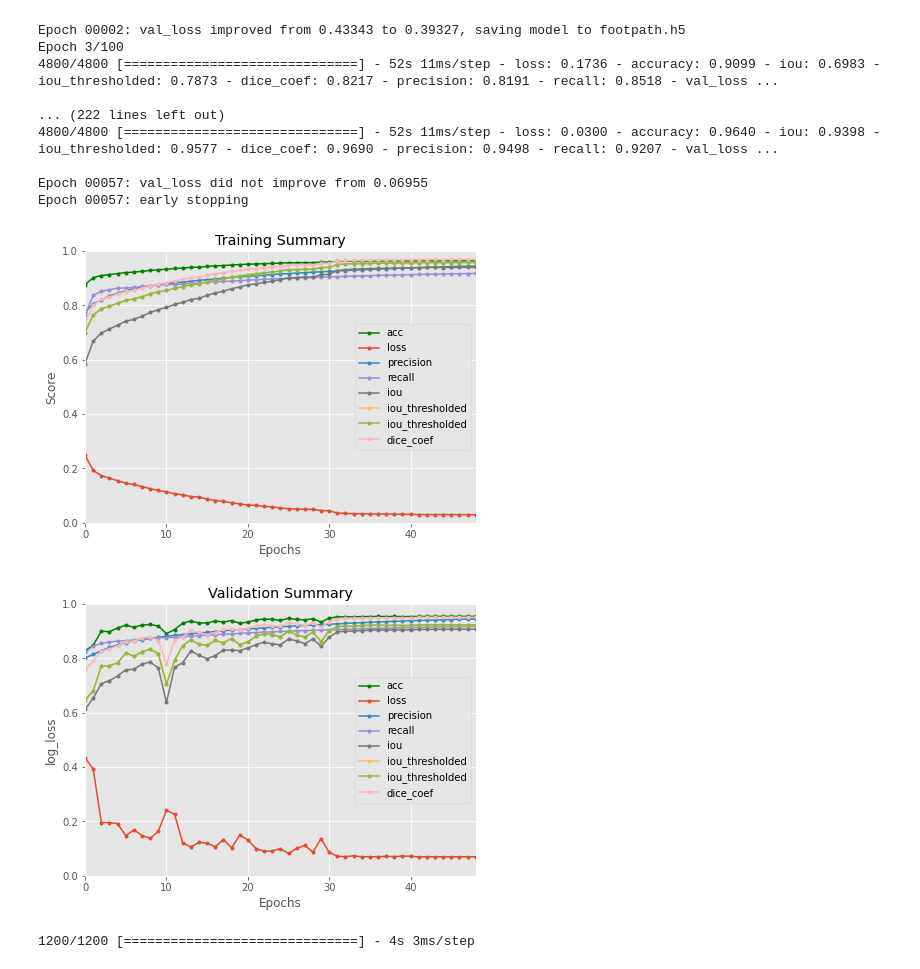
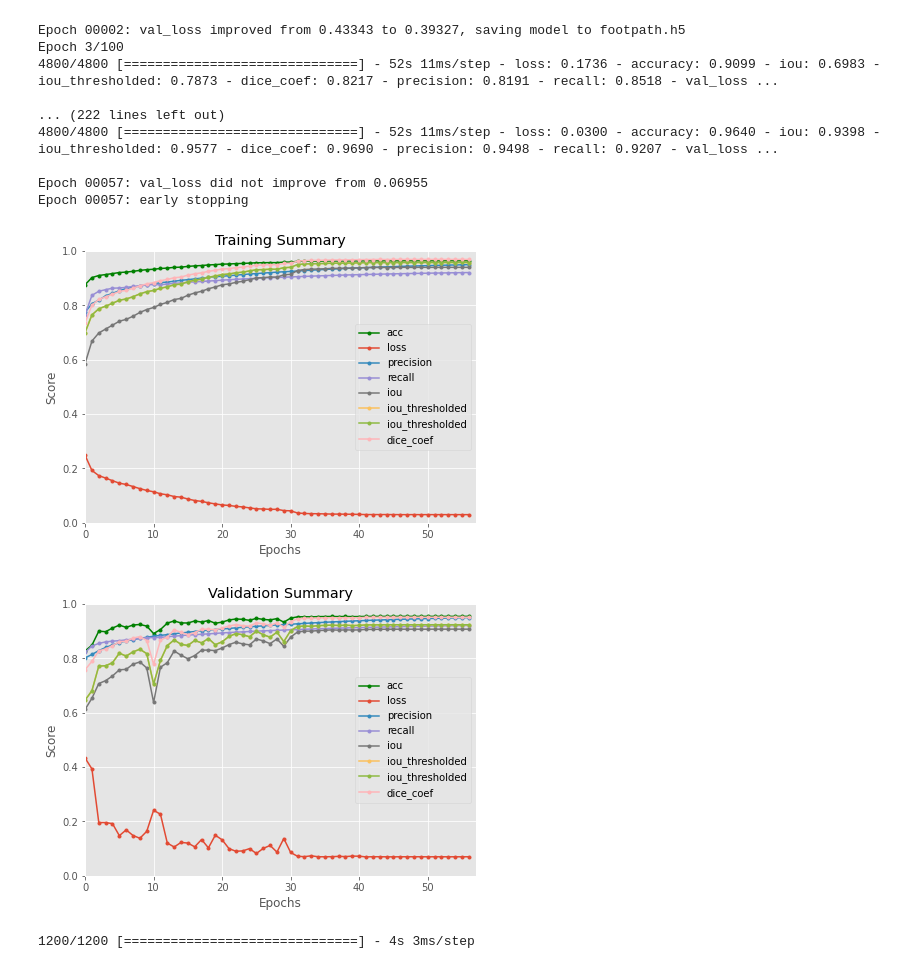
Before and after one commit to afifaniks/aEyeSystem, a Jupyter notebook: model_training_final.ipynb, the cells around one changed output. Cells and saved outputs as stored; diff of their text form; code cells hidden in the pictures.

```diff
--- a/model_training_final.ipynb
+++ b/model_training_final.ipynb
@@ -283,7 +283,7 @@ best_model = np.argmin(results.history["val_loss"])
 # %%
 plt.figure(figsize=(7, 5))
 plt.title("Training Summary")
-plt.xlim(0, 48)
+plt.xlim(0, 57)
 plt.ylim(0, 1)
 plt.plot(results.history["accuracy"], label="acc", color='g', marker = '.')
 plt.plot(results.history["loss"], label="loss", marker = '.')
@@ -297,25 +297,25 @@ plt.xlabel("Epochs")
 plt.ylabel("Score")
 plt.legend();
 # %% [output]
-[figure, old version]
+[figure, new version]
 # %%
 plt.figure(figsize=(7, 5))
 plt.title("Validation Summary")
-plt.xlim(0, 48)
+plt.xlim(0, 57)
 plt.ylim(0, 1)
 plt.plot(results.history["val_accuracy"], label="acc", color='g', marker = '.')
 plt.plot(results.history["val_loss"], label="loss", marker = '.')
 plt.plot(results.history["val_precision"], label="precision", marker = '.')
 plt.plot(results.history["val_recall"], label="recall", marker = '.')
 plt.plot(results.history["val_iou"], label="iou", marker = '.')
 plt.plot(results.history["val_iou_thresholded"], label="iou_thresholded", marker = '.')
 plt.plot(results.history["val_iou_thresholded"], label="iou_thresholded", marker = '.')
 plt.plot(results.history["val_dice_coef"], label="dice_coef", marker = '.')
 plt.xlabel("Epochs")
-plt.ylabel("log_loss")
+plt.ylabel("Score")
 plt.legend();
 # %% [output]
-[figure, old version]
+[figure, new version]
 # %%
 # load the best model
 model.load_weights('footpath.h5')
```
